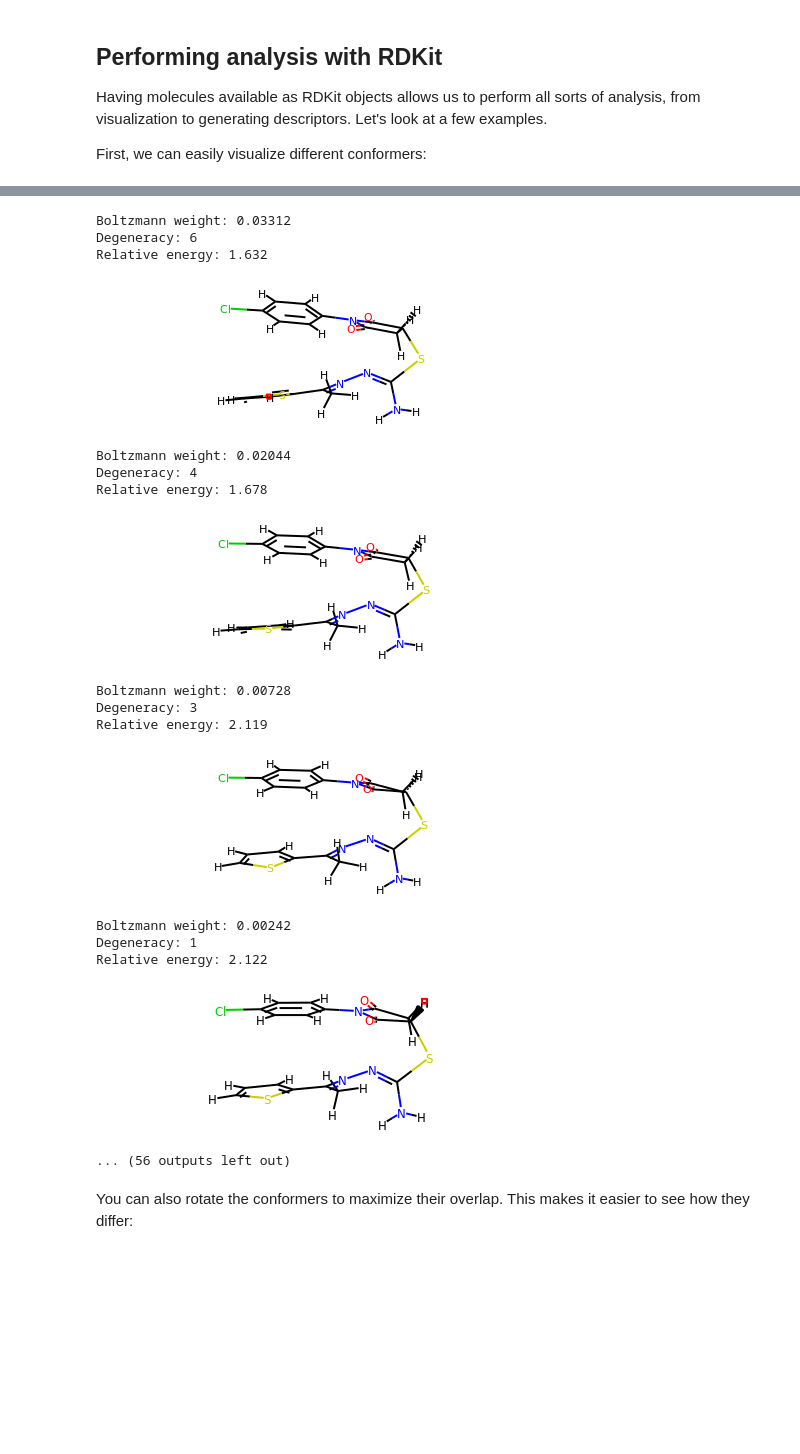
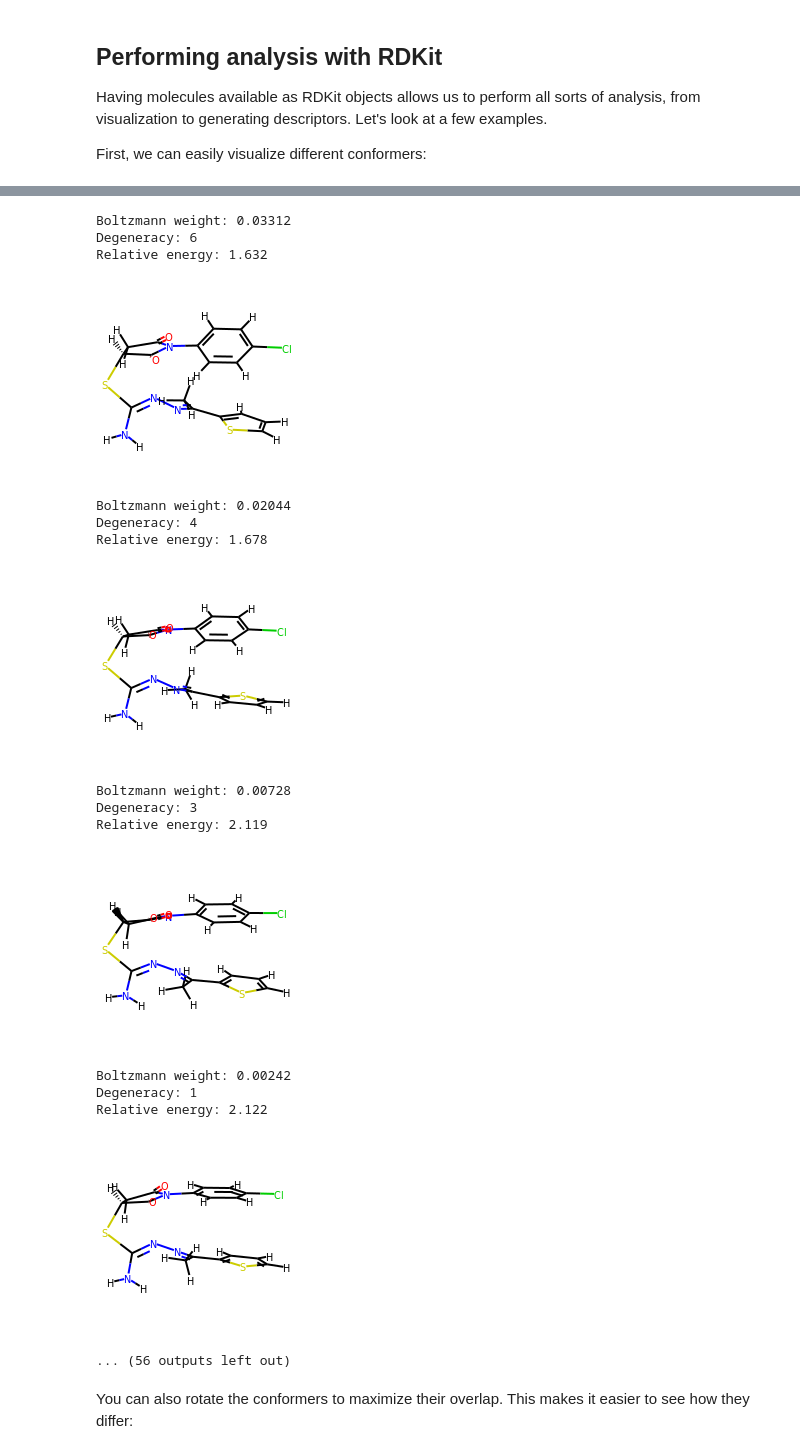
Before and after one commit to learningmatter-mit/geom, a Jupyter notebook: tutorials/02_loading_rdkit_mols.ipynb, the cells around one changed output, grey strips where cells are left out. Saved outputs shown, nothing was run; the diff lists cells and outputs as text; code cells hidden in the pictures; blank space fills up the shorter version.

```diff
--- a/tutorials/02_loading_rdkit_mols.ipynb
+++ b/tutorials/02_loading_rdkit_mols.ipynb
@@ -29,7 +29,9 @@ import json
 import random
 import pickle
 
-drugs_file = "rdkit_folder/summary_drugs.json"
+# change to where you untarred the rdkit folder
+base_path = "/home/saxelrod/rgb_nfs/GEOM_DATA_ROUND_2"
+drugs_file = os.path.join(base_path, "rdkit_folder/summary_drugs.json")
 
 with open(drugs_file, "r") as f:
     drugs_summ = json.load(f)
@@ -68,7 +70,8 @@ for smiles, sub_dic in drugs_summ.items():
     # only select active molecules
 
     if sub_dic.get("sars_cov_one_cl_protease_active") == 1:
-        pickle_path = os.path.join("rdkit_folder", sub_dic.get("pickle_path", ""))
+        pickle_path = os.path.join(base_path, "rdkit_folder",
+                                   sub_dic.get("pickle_path", ""))
         if os.path.isfile(pickle_path):
             active_mol_paths.append(pickle_path)
 
@@ -95,7 +100,8 @@ for smiles in random_smiles:
 
     if sub_dic.get("sars_cov_one_cl_protease_active") == 0:
         # add the prefix "rdkit_folder" to the path
-        pickle_path = os.path.join("rdkit_folder", sub_dic.get("pickle_path", ""))
+        pickle_path = os.path.join(base_path, "rdkit_folder",
+                                   sub_dic.get("pickle_path", ""))
         # check if the path exists
         if os.path.isfile(pickle_path):
             inactive_mol_paths.append(pickle_path)
@@ -156,12 +162,13 @@ from rdkit import Chem
 from rdkit.Chem import AllChem
 from rdkit.Chem.rdMolDescriptors import CalcWHIM
 from rdkit.Chem.rdmolfiles import MolToPDBFile
+from rdkit.Chem.Draw import MolsToGridImage
+
 from e3fp.pipeline import fprints_from_mol
 
 from matplotlib import pyplot as plt
 import numpy as np
 
-confs = sample_dic[sample_smiles]['conformers']
 
 for conf in confs:
     mol = conf['rd_mol']
@@ -172,7 +179,7 @@ for conf in confs:
     print(f"Boltzmann weight: {weight}")
     print(f"Degeneracy: {degen}")
     print(f"Relative energy: {en}")
-    display(mol)
+    display(MolsToGridImage([mol]))
 # %% [output]
 Boltzmann weight: 0.51989
 Degeneracy: 6
@@ -185,19 +192,19 @@ Relative energy: 0.155
 Boltzmann weight: 0.03312
 Degeneracy: 6
 Relative energy: 1.632
-[figure, old version]
+[figure, new version]
 Boltzmann weight: 0.02044
 Degeneracy: 4
 Relative energy: 1.678
-[figure, old version]
+[figure, new version]
 Boltzmann weight: 0.00728
 Degeneracy: 3
 Relative energy: 2.119
-[figure, old version]
+[figure, new version]
 Boltzmann weight: 0.00242
 Degeneracy: 1
 Relative energy: 2.122
-[figure, old version]
+[figure, new version]
 ... (56 outputs left out)
 # %% [markdown]
 You can also rotate the conformers to maximize their overlap. This makes it easier to see how they differ:
```
Also changed, not shown: parts of 15 cells of this notebook, 1 other file.
